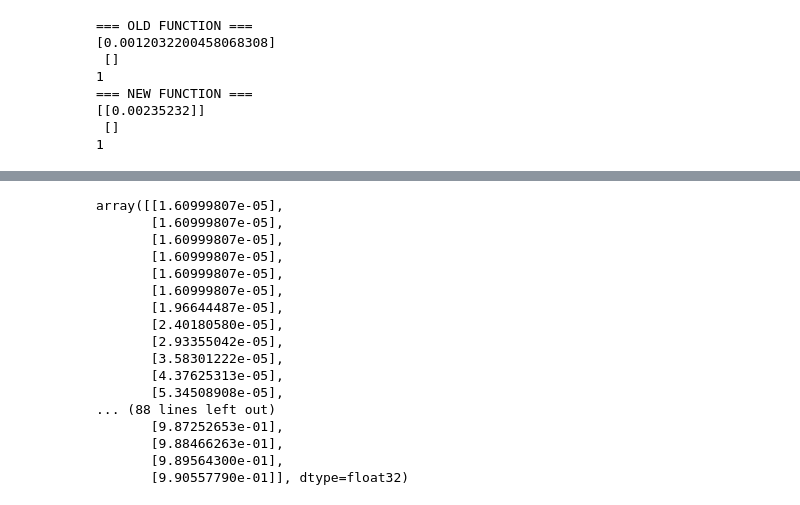
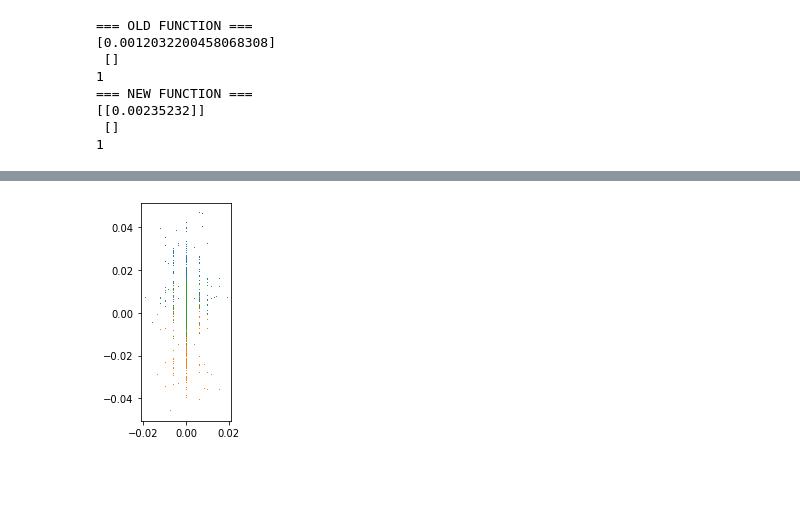
Before and after one commit to martinosorb/SpikingControllerNet, a Jupyter notebook: test.ipynb, the cells around one changed output, grey strips where cells are left out. Drawn from its saved outputs; the diff is of its cells as text; code cells hidden in the pictures; blank space fills up the shorter version.

```diff
--- a/test.ipynb
+++ b/test.ipynb
@@ -69,7 +68,7 @@ w_0 = np.array([-5., 5., -5.])
 X, y = learnAssociationTask(total_points, data_noise=data_noise)
 dynamic_plot_idxs = [1, 501, 2001, 9001]
 # %%
-net = ControlledNetwork((3, 1), mode="rate", leak=1., stdp_tau=0.5)
+net = ControlledNetwork((3, 1), mode="rate", leak=1., stdp_tau=2.54)
 layer = net.layers[0]
 w_0 = np.array([[-5., 5., -5.]])
 layer.ff.weight.data = torch.tensor(w_0).float()
@@ -81,6 +80,7 @@ FF_output_evol = []
 time_to_targ_evol = []
 DW_DH_list = []
 DW_STDP_list = []
+DW_STDPLocal_list = []
 list_output_dynamics = []
 list_controller_dynamics = []
 
@@ -88,7 +88,7 @@ count_1 = 0
 next_dyn_plot_idx = 0
 X = torch.tensor(X).float()
 
-optim = torch.optim.SGD(net.parameters(), lr=0.01)
+optim = torch.optim.SGD(net.parameters(), lr=0.01, momentum=0.9)
 
 
 # loop over datapoints
@@ -103,15 +103,17 @@ for idx in tqdm(range(len(y))):
     R = len(output) - 1  # number of timesteps the controller had to act?
 
     if R > 0:  # avoids learning if the feedback is already good
+        # print(R)
         presynaptic_rates = torch.sigmoid(x).unsqueeze(0).expand((R, -1)).numpy()
         Dw_DH = update_weights_rates(output[:-1], presynaptic_rates)
         Dw_STDP = update_weights_poisson(output[:-1], presynaptic_rates)
-        print(Dw_STDP)
-        print(layer.ff.weight.grad * 0.01)
+        # print(Dw_STDP)
+        # print(layer.ff.weight.grad * 0.01)
         optim.step()
 
         DW_DH_list.append(Dw_DH)
         DW_STDP_list.append(Dw_STDP)
+        DW_STDPLocal_list.append(-layer.ff.weight.grad.clone().numpy() * 0.01)
 
     count_1 += y[idx]
     if count_1 == dynamic_plot_idxs[next_dyn_plot_idx]:
@@ -119,7 +121,7 @@ for idx in tqdm(range(len(y))):
         list_controller_dynamics.append(input_C)
         next_dyn_plot_idx = (next_dyn_plot_idx + 1) % len(dynamic_plot_idxs)
 
-    w_evol.append(layer.ff.weight.data.clone().numpy())
+    w_evol.append(layer.ff.weight.data.squeeze().clone().numpy())
     FF_output_evol.append(output[0])
     time_to_targ_evol.append(len(input_C))
 
@@ -245,20 +226,8 @@ The PostScript backend does not support transparency; partially transparent arti
-# %%
-np.vstack((init_dynamics, dynamics))
-# %% [output]
-array([[1.60999807e-05],
-       [1.60999807e-05],
-       [1.60999807e-05],
-       [1.60999807e-05],
-       [1.60999807e-05],
-       [1.60999807e-05],
-       [1.96644487e-05],
-       [2.40180580e-05],
-       [2.93355042e-05],
-       [3.58301222e-05],
-       [4.37625313e-05],
-       [5.34508908e-05],
-... (88 lines left out)
-       [9.87252653e-01],
-       [9.88466263e-01],
-       [9.89564300e-01],
-       [9.90557790e-01]], dtype=float32)
+# %%
+DW_STDPs = np.asarray(DW_STDP_list)
+DW_STDPLocals = np.asarray(DW_STDPLocal_list).squeeze()
+plt.plot(DW_STDPs, DW_STDPLocals, ',', )
+
+plt.gca().set_aspect('equal')
+# %% [output]
+[figure, added]
```
Also changed, not shown: parts of 3 cells of this notebook, 1 other file.
